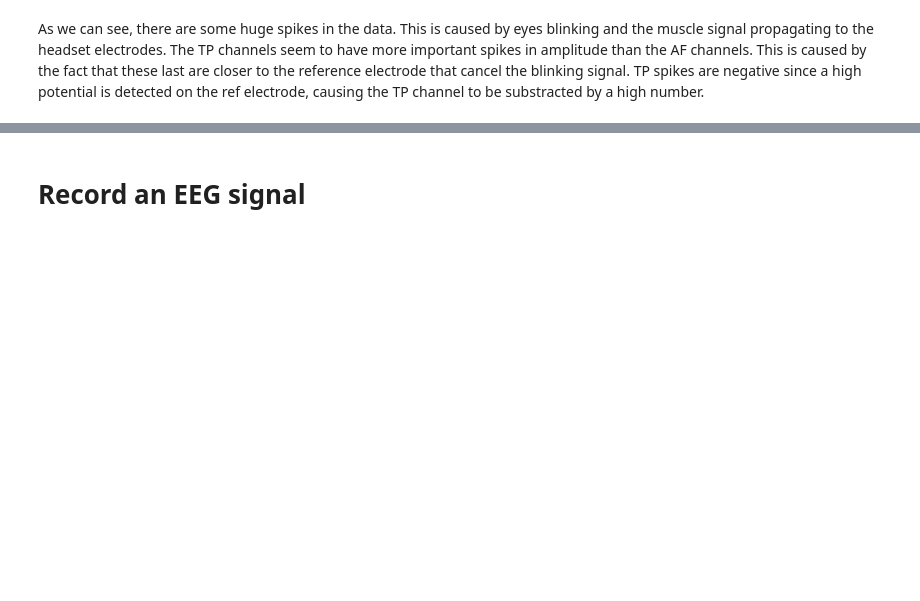
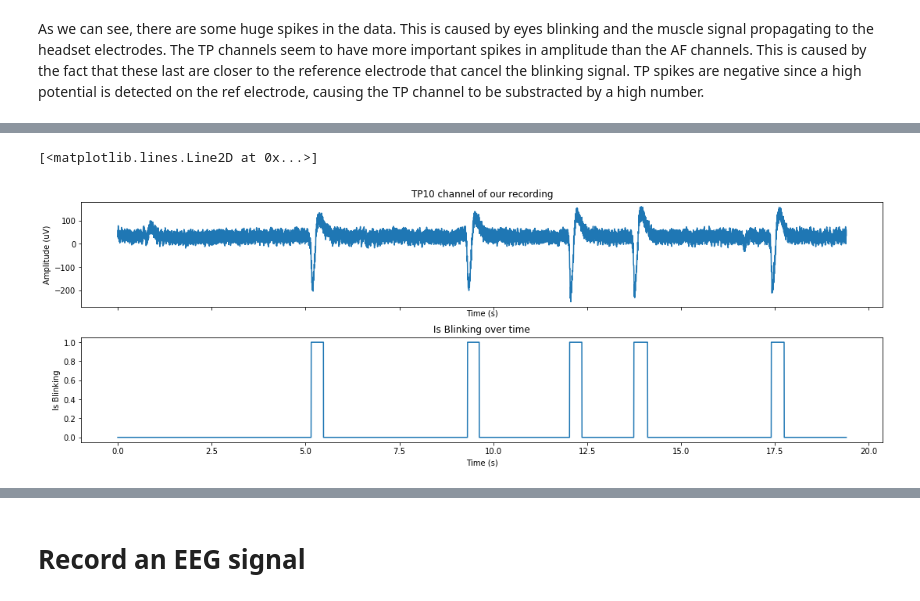
Before and after one commit to PolyCortex/onboarding-challenge, a Jupyter notebook: onboarding-challenge.ipynb, the cells around one changed output, grey strips where cells are left out. Cells and saved outputs as stored; diff of their text form; code cells hidden in the pictures; blank space fills up the shorter version.

```diff
--- a/onboarding-challenge.ipynb
+++ b/onboarding-challenge.ipynb
@@ -69,0 +96,41 @@ As we can see, there are some huge spikes in the data. This is caused by eyes bl
+# %%
+DEBOUNCING = 0.1
+PERIOD = 1/256
+
+rising_edges = []
+falling_edges = []
+
+last_value = blink_data[0]
+for i, data in enumerate(blink_data):
+    if data is not last_value:
+        if last_value:
+            falling_edges.append(i)
+        else:
+            rising_edges.append(i)
+    last_value = data
+
+for i in falling_edges:
+    next_rising_edges = [index for index in rising_edges if index > i]
+    if len(next_rising_edges) != 0 and (next_rising_edges[0] - i) * PERIOD < DEBOUNCING:
+        for j in range(i, next_rising_edges[0]):
+            blink_data[j] = True
+# %%
+# We want indexes that are superior to a threshold. This is completly a arbitrary value based of our observation of the signal's plot.
+THRESHOLD = 100
+
+fig, axes = plt.subplots(2, 1, constrained_layout=True, sharex=True, figsize=[15,5])
+
+# Plot the TP10 channel
+axes[0].set_title('TP10 channel of our recording')
+axes[0].set_xlabel('Time (s)')
+axes[0].set_ylabel('Amplitude (uV)')
+axes[0].plot(eeg_data['timestamps'], eeg_data['TP10'])
+
+# Plot the blink data
+axes[1].set_title('Is Blinking over time')
+axes[1].set_xlabel('Time (s)')
+axes[1].set_ylabel('Is Blinking')
+axes[1].plot(eeg_data['timestamps'], blink_data)
+# %% [output]
+[<matplotlib.lines.Line2D at 0x...>]
+[figure, added]
```
Also changed, not shown: parts of 7 cells of this notebook, 2 other files.
